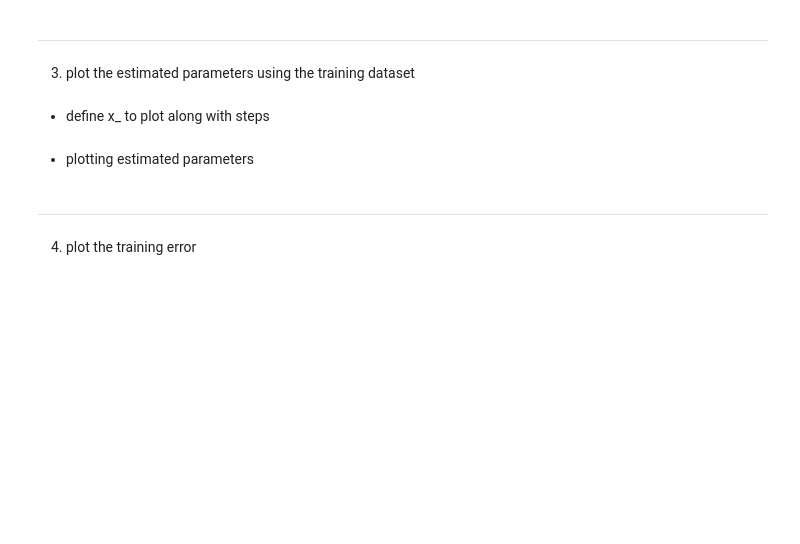
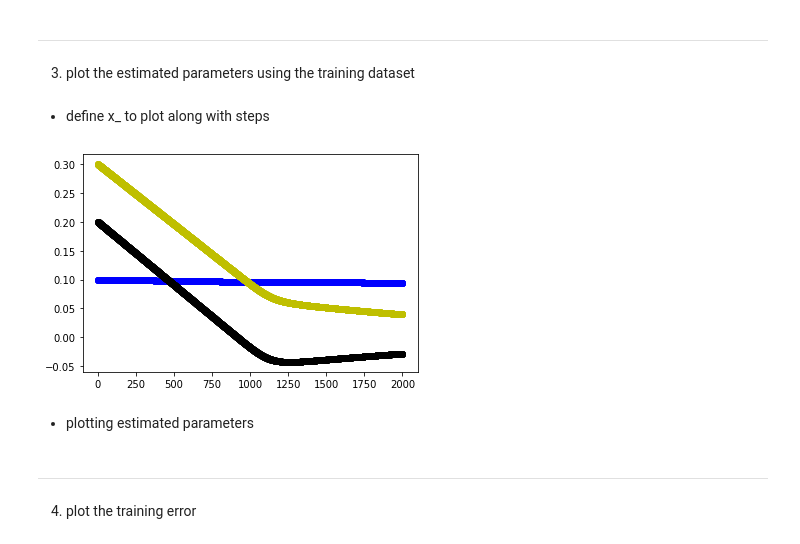
Before and after one commit to csm-kr/class_machine_learning, a Jupyter notebook: assignment05.ipynb, the cells around one changed output. Drawn from its saved outputs; the diff is of its cells as text; code cells hidden in the pictures; blank space fills up the shorter version.

```diff
--- a/assignment05.ipynb
+++ b/assignment05.ipynb
@@ -181,8 +164,12 @@ x_ = np.arange(converge_step)
 # %% [markdown]
 - define x_ to plot along with steps
 # %%
-plt.scatter(x_, loss_list, c='b')
+plt.scatter(x_, theta_0_list, c='b')
+plt.scatter(x_, theta_1_list, c='y')
+plt.scatter(x_, theta_2_list, c='k')
 plt.show()
+# %% [output]
+[figure, added]
 # %% [markdown]
 - plotting estimated parameters
 # %% [markdown]
```
Also changed, not shown: parts of 9 cells of this notebook.
